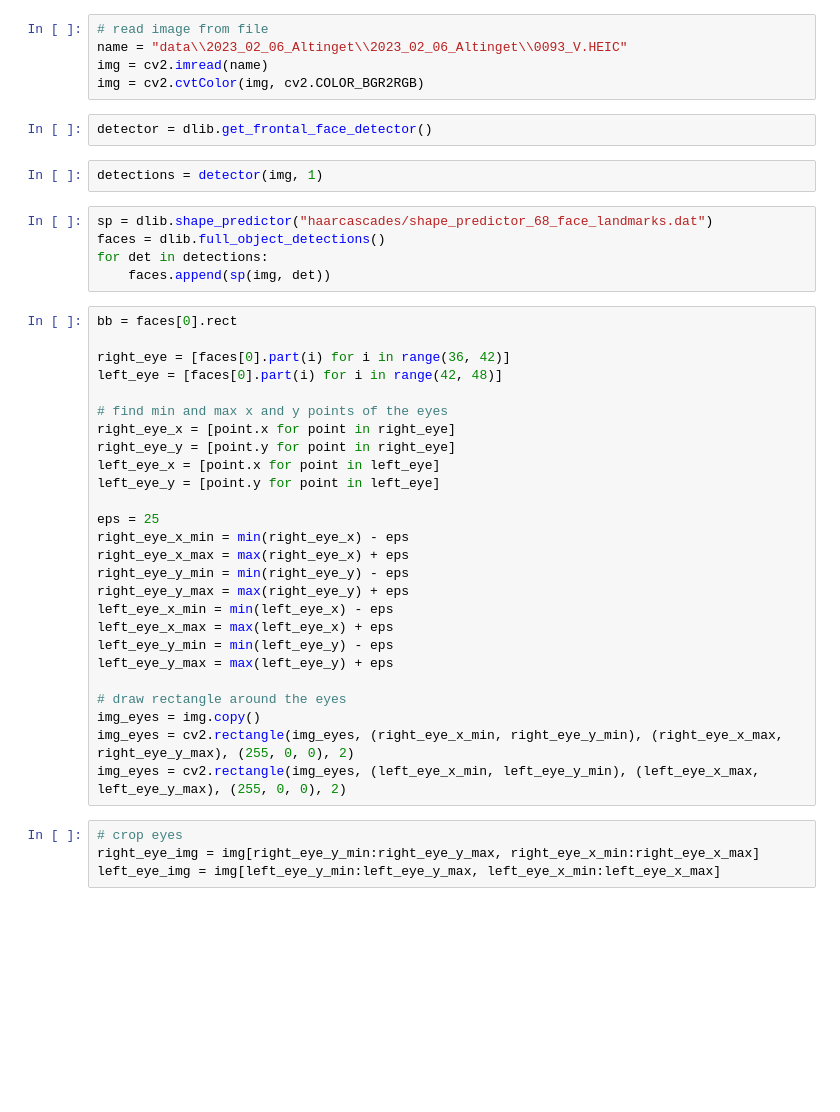
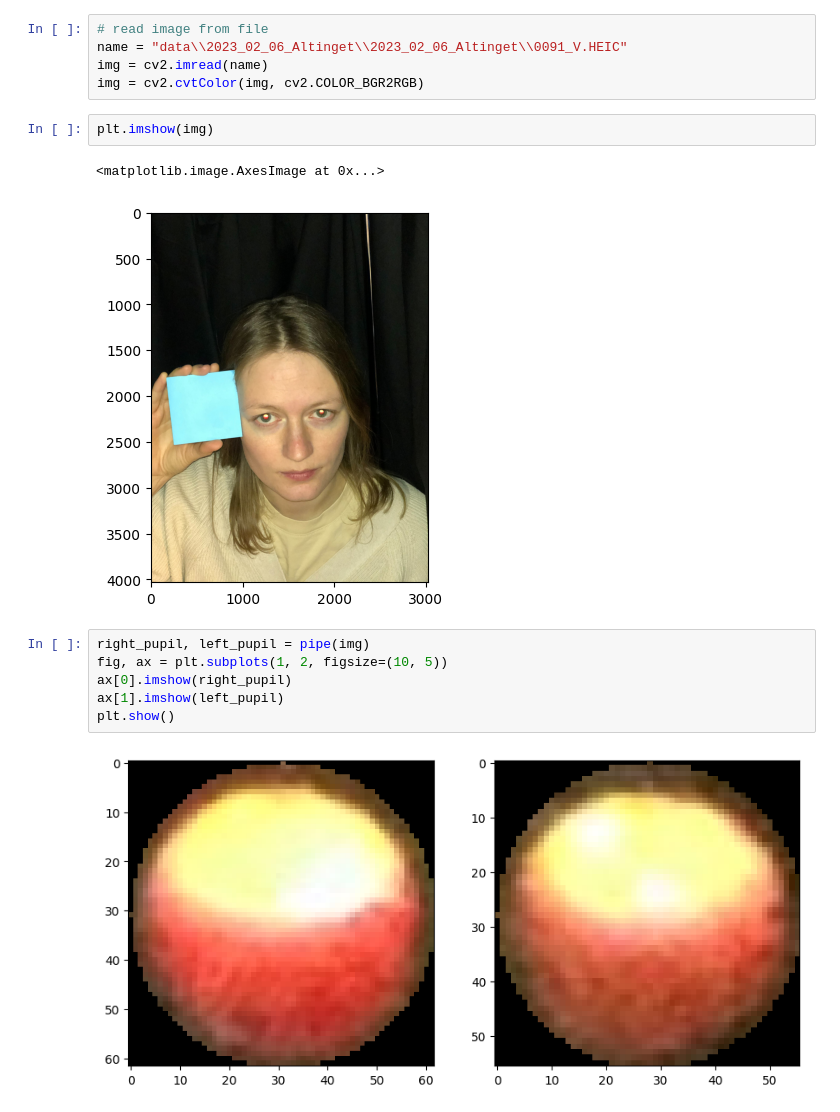
Before and after one commit to CPeti/Photorefraction, a Jupyter notebook: segmenting.ipynb, the cells around one changed output. Cells and saved outputs as stored; diff of their text form; blank space fills up the shorter version.

```diff
--- a/segmenting.ipynb
+++ b/segmenting.ipynb
@@ -7,45 +8,19 @@ import numpy as np
 # %%
 # read image from file
-name = "data\\2023_02_06_Altinget\\2023_02_06_Altinget\\0093_V.HEIC"
+name = "data\\2023_02_06_Altinget\\2023_02_06_Altinget\\0091_V.HEIC"
 img = cv2.imread(name)
 img = cv2.cvtColor(img, cv2.COLOR_BGR2RGB)
-# %%
-detector = dlib.get_frontal_face_detector()
-# %%
-detections = detector(img, 1)
-# %%
-sp = dlib.shape_predictor("haarcascades/shape_predictor_68_face_landmarks.dat")
-faces = dlib.full_object_detections()
-for det in detections:
-    faces.append(sp(img, det))
-# %%
-bb = faces[0].rect
-
-right_eye = [faces[0].part(i) for i in range(36, 42)]
-left_eye = [faces[0].part(i) for i in range(42, 48)]
-
-# find min and max x and y points of the eyes
-right_eye_x = [point.x for point in right_eye]
-right_eye_y = [point.y for point in right_eye]
-left_eye_x = [point.x for point in left_eye]
-left_eye_y = [point.y for point in left_eye]
-
-eps = 25
-right_eye_x_min = min(right_eye_x) - eps
-right_eye_x_max = max(right_eye_x) + eps
-right_eye_y_min = min(right_eye_y) - eps
-right_eye_y_max = max(right_eye_y) + eps
-left_eye_x_min = min(left_eye_x) - eps
-left_eye_x_max = max(left_eye_x) + eps
-left_eye_y_min = min(left_eye_y) - eps
-left_eye_y_max = max(left_eye_y) + eps
-
-# draw rectangle around the eyes
-img_eyes = img.copy()
-img_eyes = cv2.rectangle(img_eyes, (right_eye_x_min, right_eye_y_min), (right_eye_x_max, right_eye_y_max), (255, 0, 0), 2)
-img_eyes = cv2.rectangle(img_eyes, (left_eye_x_min, left_eye_y_min), (left_eye_x_max, left_eye_y_max), (255, 0, 0), 2)
-# %%
-# crop eyes
-right_eye_img = img[right_eye_y_min:right_eye_y_max, right_eye_x_min:right_eye_x_max]
-left_eye_img = img[left_eye_y_min:left_eye_y_max, left_eye_x_min:left_eye_x_max]
+# %%
+plt.imshow(img)
+# %% [output]
+<matplotlib.image.AxesImage at 0x...>
+[figure, added]
+# %%
+right_pupil, left_pupil = pipe(img)
+fig, ax = plt.subplots(1, 2, figsize=(10, 5))
+ax[0].imshow(right_pupil)
+ax[1].imshow(left_pupil)
+plt.show()
+# %% [output]
+[figure, added]
 # %%
```
Also changed, not shown: parts of 29 cells of this notebook, 12 other files.
